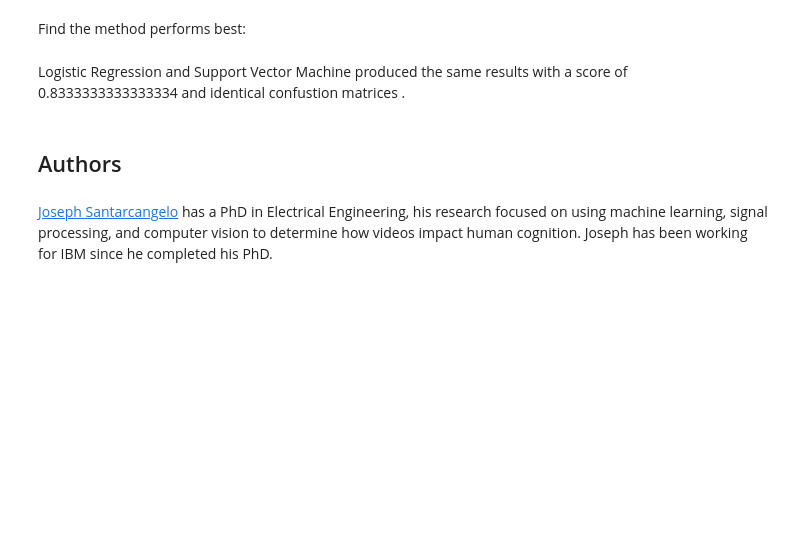
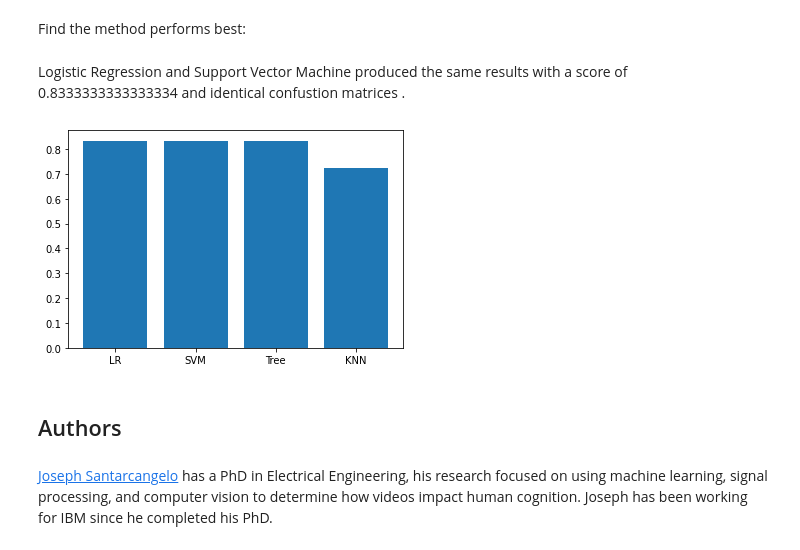
Before and after one commit to mBoozAllen/capstone, a Jupyter notebook: Machine Learning Prediction lab.ipynb, the cells around one changed output. Cells and saved outputs as stored; diff of their text form; code cells hidden in the pictures; blank space fills up the shorter version.

Commit message:
Machine Learning Prediction lab Published from Watson Studio.

```diff
--- a/Machine Learning Prediction lab.ipynb
+++ b/Machine Learning Prediction lab.ipynb
@@ -356,6 +356,20 @@ plot_confusion_matrix(Y_test,yhat)
 Find the method performs best:
 # %% [markdown]
 Logistic Regression and Support Vector Machine produced the same results with a score of 0.8333333333333334 and identical confustion matrices .
+# %%
+import pandas as pd
+import matplotlib.pyplot as plt
+
+model = ["Logistic Regression", "Support Vector Machine", "Decision Tree", "K Nearest Neighbors"]
+accuracy = [0.8333333333333334, 0.8333333333333334, 0.8333333333333334, 0.7222222222222222]
+
+labels = ["LR", "SVM", "Tree", "KNN"]
+
+plt.bar(model, accuracy, align='center')
+plt.xticks(model, labels)
+plt.show()
+# %% [output]
+[figure, added]
 # %% [markdown]
 ## Authors
 # %% [markdown]
```
